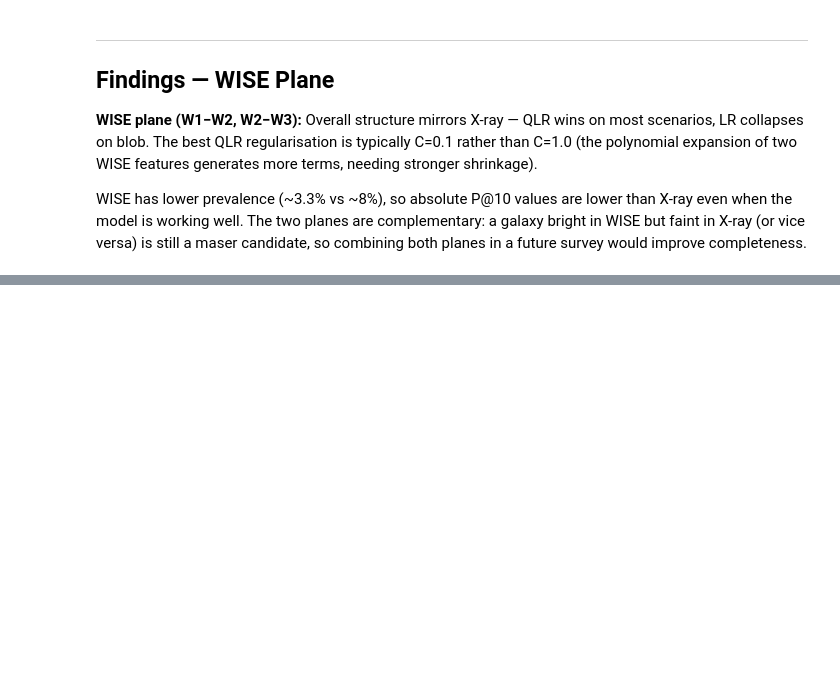
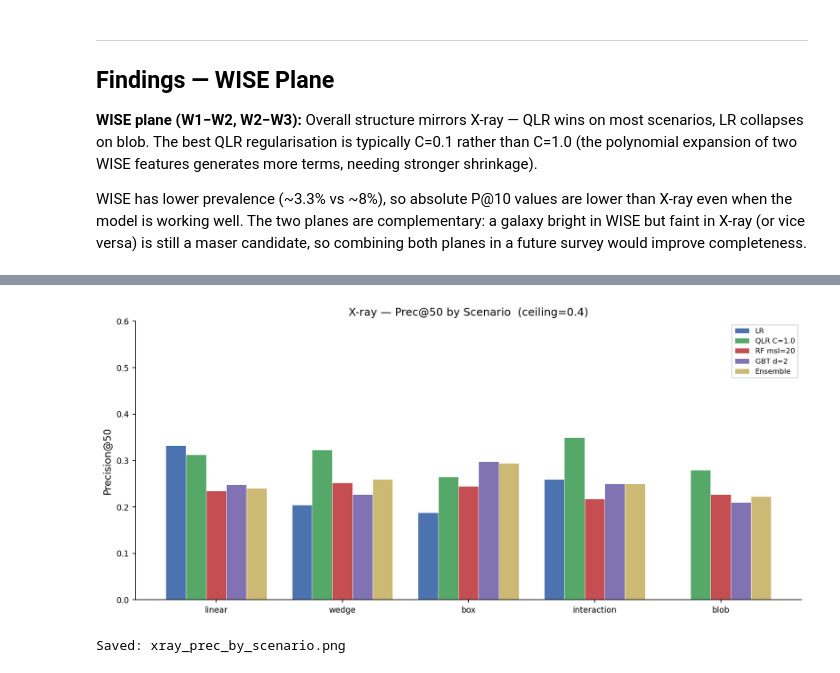
Before and after one commit to spragunr/maser-research, a Jupyter notebook: Claire_Analysis.ipynb, the cells around one changed output, grey strips where cells are left out. Cells and saved outputs as stored; diff of their text form; code cells hidden in the pictures; blank space fills up the shorter version.

```diff
--- a/Claire_Analysis.ipynb
+++ b/Claire_Analysis.ipynb
@@ -542,0 +868,11 @@ WISE has lower prevalence (~3.3% vs ~8%), so absolute P@10 values are lower than
+# %%
+# X-ray: Prec@50 by scenario (wider figure, all models side-by-side)
+fig, ax = plot_prec_by_scenario(results, MODEL_COLORS_XRAY,
+                                title="X-ray — Prec@50 by Scenario  (ceiling=0.4)")
+plt.tight_layout()
+plt.savefig("xray_prec_by_scenario.png", dpi=150, bbox_inches="tight")
+plt.show()
+print("Saved: xray_prec_by_scenario.png")
+# %% [output]
+[figure, added]
+Saved: xray_prec_by_scenario.png
```
Also changed, not shown: parts of 20 cells of this notebook.
